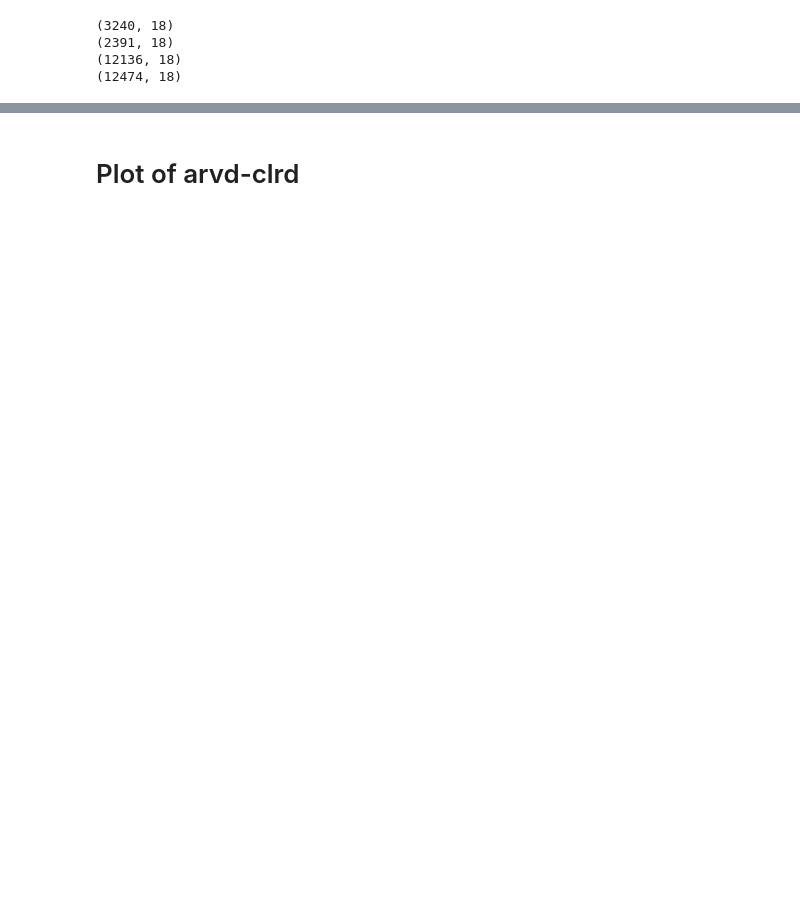
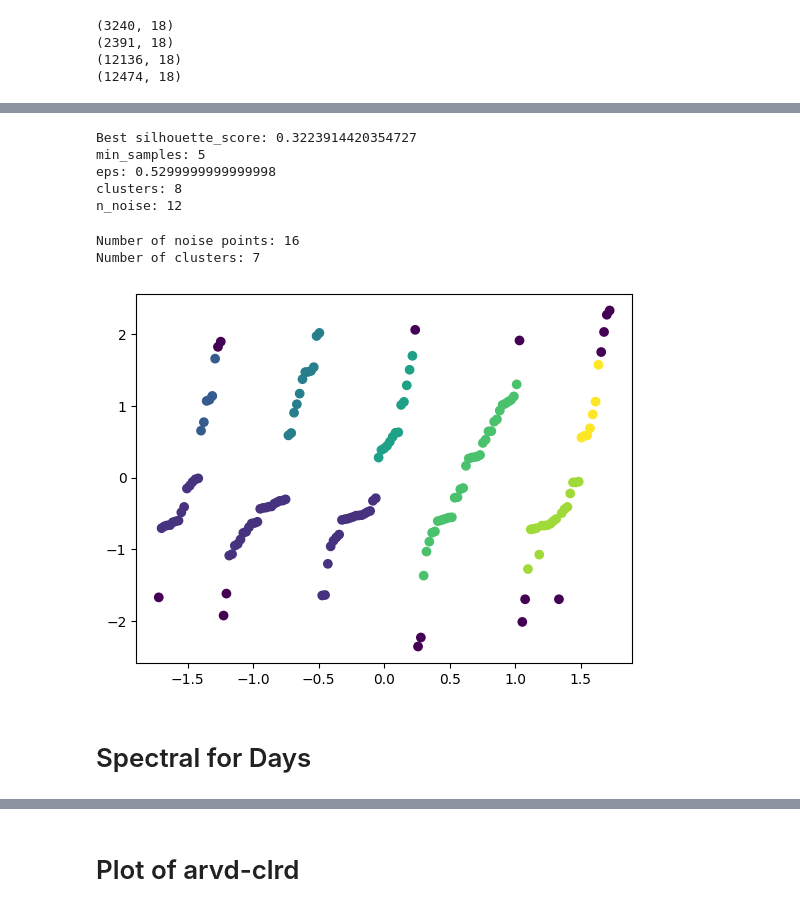
Before and after one commit to mmcpike/SToPA, a Jupyter notebook: notebooks/clean_text.ipynb, the cells around one changed output, grey strips where cells are left out. Drawn from its saved outputs; the diff is of its cells as text; code cells hidden in the pictures; blank space fills up the shorter version.

```diff
--- a/notebooks/clean_text.ipynb
+++ b/notebooks/clean_text.ipynb
@@ -157,0 +280,38 @@ df['sec'] = df['timestamp'].str[4:6]
+# %%
+min_samples, eps, score, clusters, n_noise = sorted(output, key=lambda x:x[2])[-1]
+print(f"Best silhouette_score: {score}")
+print(f"min_samples: {min_samples}")
+print(f"eps: {eps}")
+print(f"clusters: {clusters}")
+print(f"n_noise: {n_noise}")
+# %% [output]
+Best silhouette_score: 0.3223914420354727
+min_samples: 5
+eps: 0.5299999999999998
+clusters: 8
+n_noise: 12
+# %%
+# Compute DBSCAN
+epsilon = .53
+min_samples = 5 # should be n_neighbors + 1
+db = DBSCAN(eps=epsilon, min_samples=min_samples).fit(X_principal)
+labels = db.labels_
+X_principal['labels'] = labels
+n_noise = list(X_principal['labels']).count(-1)
+print("Number of noise points:", n_noise)
+total_labels = np.unique(labels)
+n_labels = 0
+for n in total_labels:
+    if n != -1:
+        n_labels += 1
+print("Number of clusters:", n_labels)
+
+plt.scatter(X_principal['index'], X_principal['log_time_int'],
+           c = X_principal['labels'], cmap =plt.cm.viridis)
+plt.show()
+# %% [output]
+Number of noise points: 16
+Number of clusters: 7
+[figure, added]
+# %% [markdown]
+# Spectral for Days
```
Also changed, not shown: parts of 70 cells of this notebook, 4 other files.
